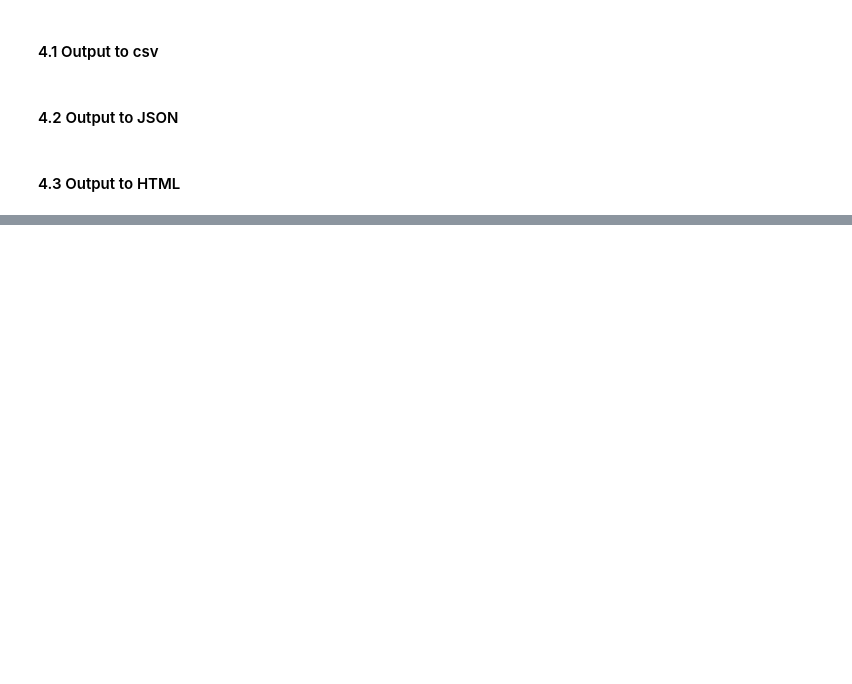
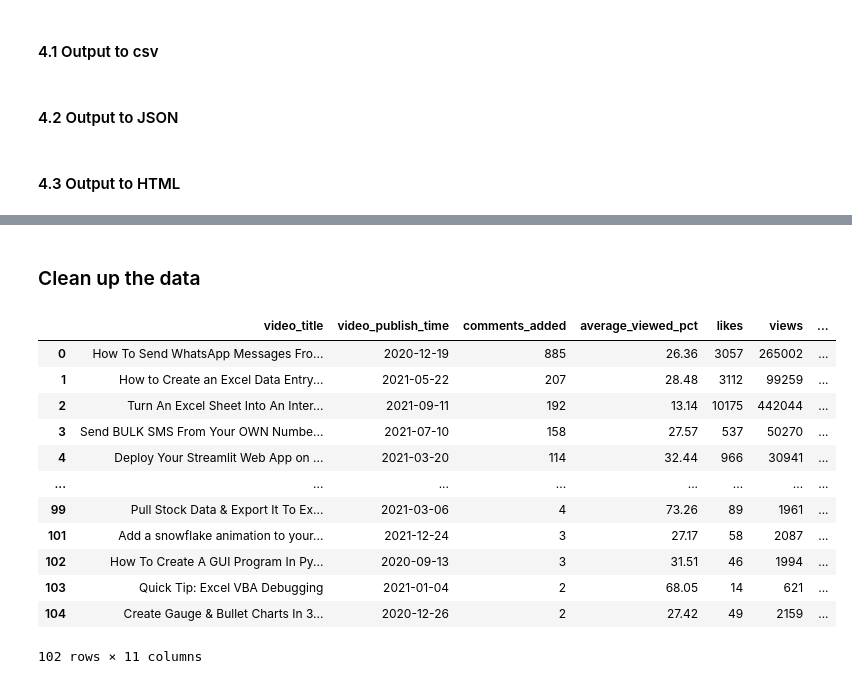
Before and after one commit to t-monaco/ml_basics-AI, a Jupyter notebook: pandas/pandas_basics.ipynb, the cells around one changed output, grey strips where cells are left out. Saved outputs shown, nothing was run; the diff lists cells and outputs as text; code cells hidden in the pictures; blank space fills up the shorter version.

```diff
--- a/pandas/pandas_basics.ipynb
+++ b/pandas/pandas_basics.ipynb
@@ -433,0 +445,2 @@ df.to_html('./df_output.html')
+# %%
+pd.options.display.float_format = '{:.2f}'.format
@@ -433,0 +541,42 @@ df.to_html('./df_output.html')
+# %% [markdown]
+### Clean up the data
+# %%
+def clean_df(df: pd.DataFrame, views_threshold=500):
+    remove_cols = ['Impressions', 'Content']
+    remove_nan_values = ['Video publish time', 'Impressions click-through rate (%)']
+    return (df
+            .drop(labels=remove_cols, axis='columns')
+            .dropna(subset=remove_nan_values)
+            .pipe(clean_columns)
+            .rename(
+                columns={
+                    'average_percentage_viewed_%': 'average_viewed_pct',
+                    'impressions_click_through_rate_%': 'impressions_ctr_pct'
+                }
+            )
+            .query('views > @views_threshold')
+            .assign(
+                video_publish_time=lambda df_: pd.to_datetime(df_.video_publish_time),
+                days_since_published=lambda df_: (pd.to_datetime('today') - df_.video_publish_time).dt.days.astype(int),
+                likes_per_day=lambda df_: (df_.likes / df_.days_since_published).round(2),
+                likes_to_view_ratio_pct= lambda df_: ((df_.likes / df_.views) * 100).round(2),
+                comments_to_view_ratio_pct= lambda df_: ((df_.comments_added / df_.views) * 100).round(2)
+            )
+           )
+
+df = clean_df(raw)
+df
+# %% [output]
+|  | video_title | video_publish_time | comments_added | average_viewed_pct | likes | views | ... |
+| 0 | How To Send WhatsApp Messages Fro... | 2020-12-19 | 885 | 26.36 | 3057 | 265002 | ... |
+| 1 | How to Create an Excel Data Entry... | 2021-05-22 | 207 | 28.48 | 3112 | 99259 | ... |
+| 2 | Turn An Excel Sheet Into An Inter... | 2021-09-11 | 192 | 13.14 | 10175 | 442044 | ... |
+| 3 | Send BULK SMS From Your OWN Numbe... | 2021-07-10 | 158 | 27.57 | 537 | 50270 | ... |
+| 4 | Deploy Your Streamlit Web App on ... | 2021-03-20 | 114 | 32.44 | 966 | 30941 | ... |
+| ... | ... | ... | ... | ... | ... | ... | ... |
+| 99 | Pull Stock Data & Export It To Ex... | 2021-03-06 | 4 | 73.26 | 89 | 1961 | ... |
+| 101 | Add a snowflake animation to your... | 2021-12-24 | 3 | 27.17 | 58 | 2087 | ... |
+| 102 | How To Create A GUI Program In Py... | 2020-09-13 | 3 | 31.51 | 46 | 1994 | ... |
+| 103 | Quick Tip: Excel VBA Debugging | 2021-01-04 | 2 | 68.05 | 14 | 621 | ... |
+| 104 | Create Gauge & Bullet Charts In 3... | 2020-12-26 | 2 | 27.42 | 49 | 2159 | ... |
+102 rows × 11 columns
```
Also changed, not shown: parts of 19 cells of this notebook.
